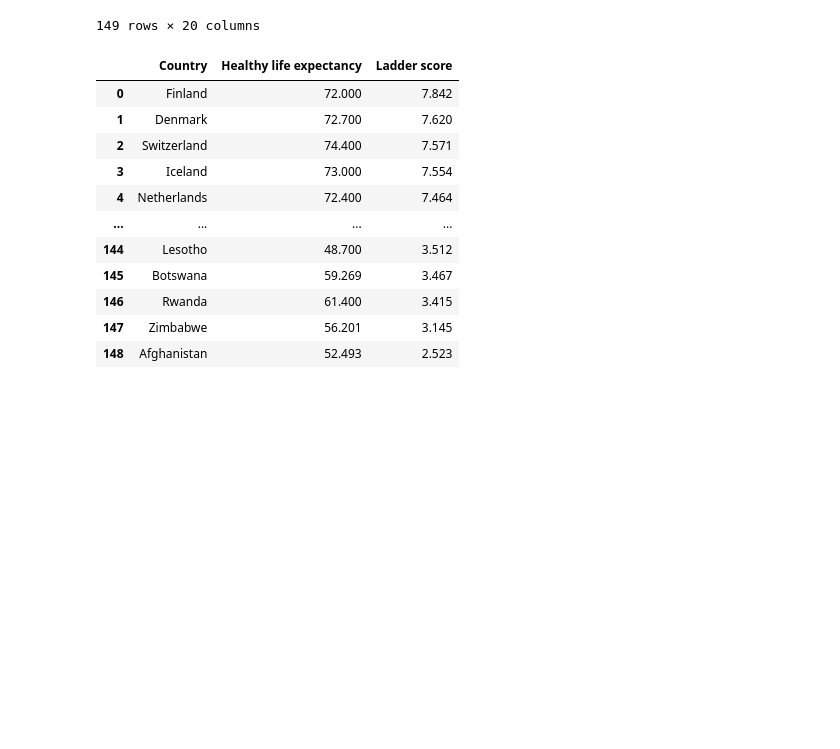
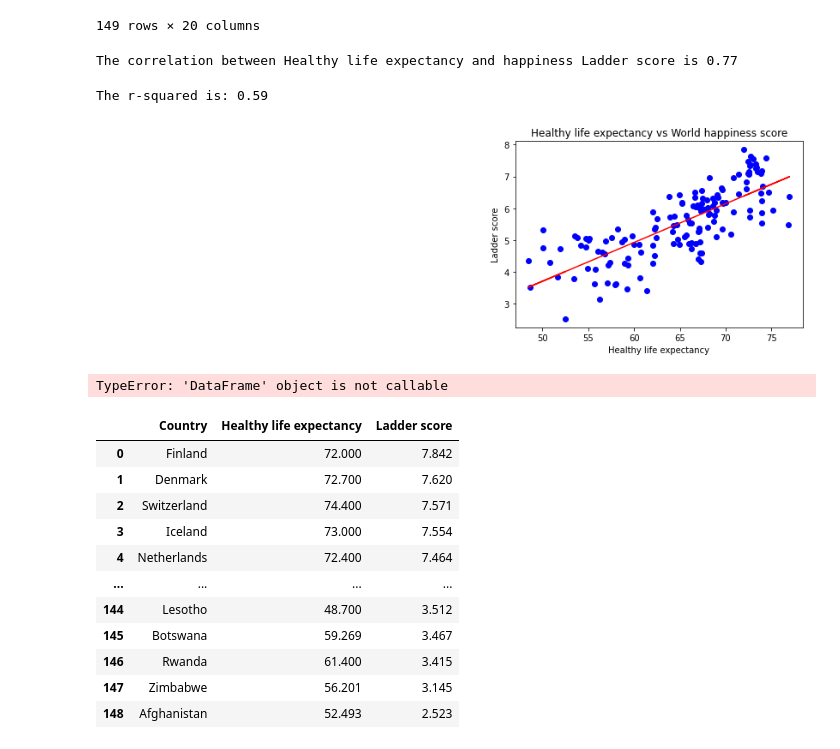
Before and after one commit to Mikeg14119/project1, a Jupyter notebook: Project_Working_sf.ipynb, the cells around one changed output. Saved outputs shown, nothing was run; the diff lists cells and outputs as text; code cells hidden in the pictures; blank space fills up the shorter version.

```diff
--- a/Project_Working.ipynb
+++ b/Project_Working_sf.ipynb
@@ -103,6 +94,60 @@ whr21_df
 | 147 | Zimbabwe | Sub-Saharan Africa | 3.145 | 0.058 | 3.259 | 3.030 | ... |
 | 148 | Afghanistan | South Asia | 2.523 | 0.038 | 2.596 | 2.449 | ... |
 149 rows × 20 columns
+# %%
+#sao original question Do Health Levels correlate to the level of happiness listed for each country?
+
+
+
+correlation = st.pearsonr(whr21_df2["Healthy life expectancy"],whr21_df2["Ladder score"])
+print(f"The correlation between Healthy life expectancy and happiness Ladder score is {round(correlation[0],2)}")
+# %% [output]
+The correlation between Healthy life expectancy and happiness Ladder score is 0.77
+# %%
+(slope, intercept,rvalue, pvalue, stderr) = st.linregress(whr21_df2["Healthy life expectancy"],whr21_df2["Ladder score"])
+regress_values=whr21_df2["Healthy life expectancy"]* slope + intercept
+line_eq= f"y = {round(slope, 2)} x + {round(intercept, 2)}"
+
+plt.scatter(whr21_df2["Healthy life expectancy"],whr21_df2["Ladder score"],color='b')
+plt.plot(whr21_df2["Healthy life expectancy"], regress_values, color='red')
+plt.annotate(line_eq,(2,4), fontsize=13)
+plt.xlabel("Healthy life expectancy")
+plt.ylabel("Ladder score")
+plt.title("Healthy life expectancy vs World happiness score")
+print(f"The r-squared is: {round(rvalue**2,3)}")
+plt.show()
+# %% [output]
+The r-squared is: 0.59
+[figure, added]
+# %%
+
+
+# Create a sample dataset with 5 columns
+pulled_data = pd.DataFrame(np.random.randn(100, 5), columns=['Total Members', 'B', 'C', 'D', 'E'])
+
+# Compute the correlation matrix
+corr = data.corr()
+
+# Generate a mask for the upper triangle
+mask = np.triu(np.ones_like(corr, dtype=bool))
+
+# Set up the matplotlib figure
+fig, ax = plt.subplots(figsize=(8, 6))
+
+# Generate a custom diverging colormap
+cmap = sns.diverging_palette(230, 20, as_cmap=True)
+
+# Draw the heatmap with the mask and correct aspect ratio
+sns.heatmap(corr, mask=mask, cmap=cmap, vmax=.3, center=0, square=True, linewidths=.5, cbar_kws={"shrink": .5})
+
+# Show the plot
+plt.show()
+
+
+
+print(f"The correlation between Healthy life expectancy, happiness level, Members per gym, BMI levels,healty life expectancy is {round(correlation[0],2)}")
+# %% [output]
+TypeError: 'DataFrame' object is not callable
 # %%
 whr21_df2 = whr21_df[['Country name',
                       'Healthy life expectancy',
```
Also changed, not shown: parts of 5 cells of this notebook, 3 other files.
